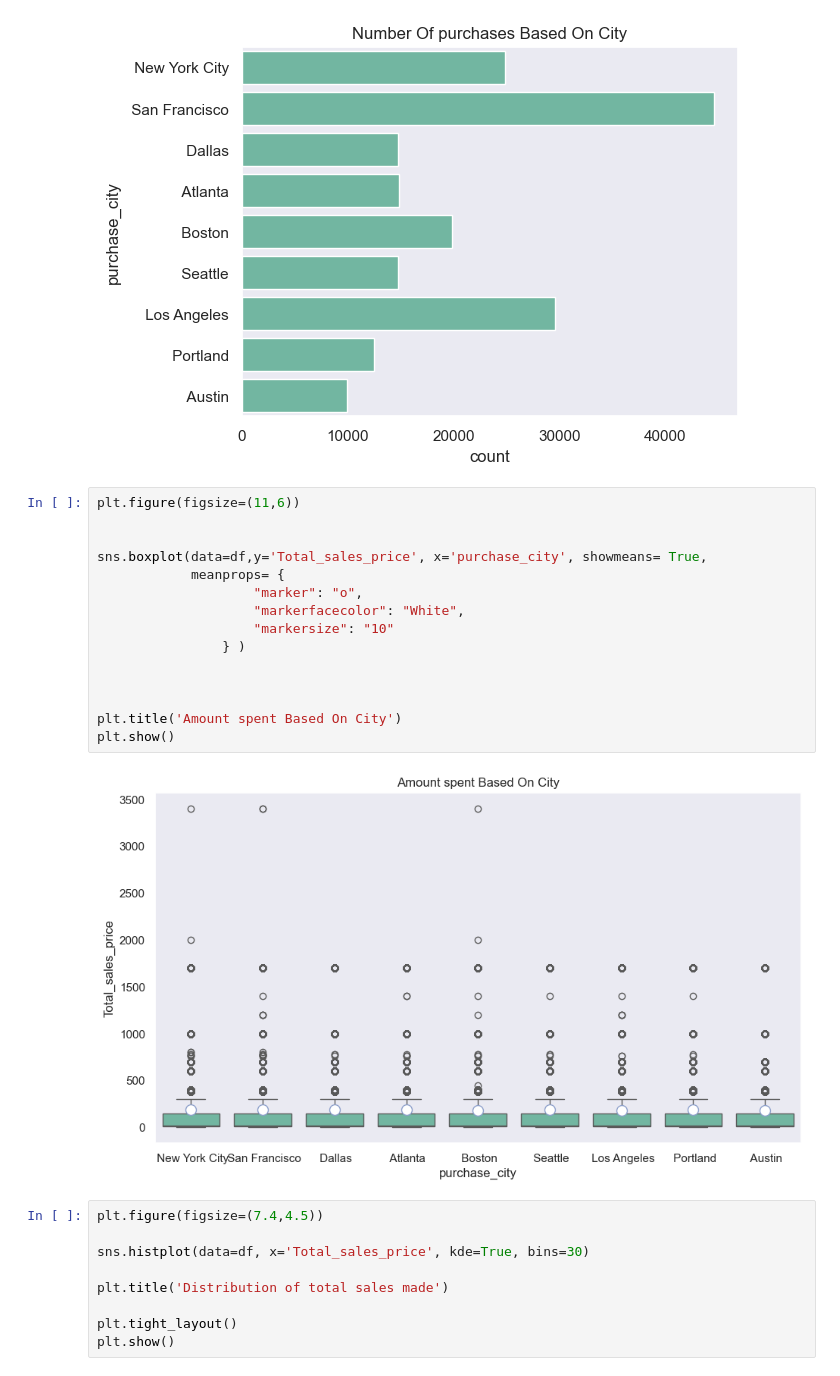
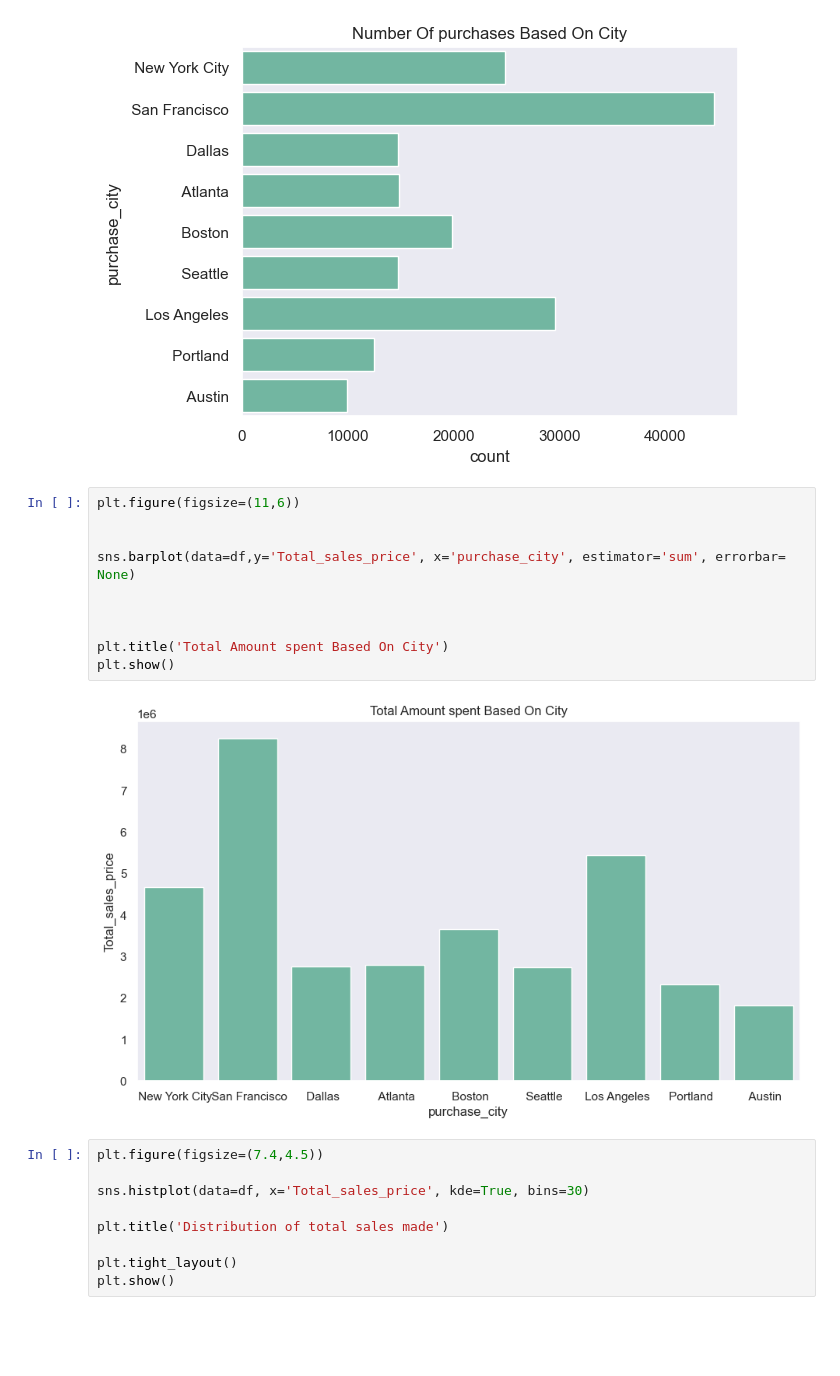
Before and after one commit to steve1-1269/sales-data-analysis, a Jupyter notebook: main.ipynb, the cells around one changed output. Saved outputs shown, nothing was run; the diff lists cells and outputs as text; blank space fills up the shorter version.

```diff
--- a/main.ipynb
+++ b/main.ipynb
@@ -268,20 +268,15 @@ plt.show()
 # %%
 plt.figure(figsize=(11,6))
 
 
-sns.boxplot(data=df,y='Total_sales_price', x='purchase_city', showmeans= True,
-            meanprops= {
-                    "marker": "o",
-                    "markerfacecolor": "White",
-                    "markersize": "10"
-                } )
+sns.barplot(data=df,y='Total_sales_price', x='purchase_city', estimator='sum', errorbar= None)
 
 
 
-plt.title('Amount spent Based On City')
+plt.title('Total Amount spent Based On City')
 plt.show()
 # %% [output]
-[figure, old version]
+[figure, new version]
 # %%
 plt.figure(figsize=(7.4,4.5))
 
```
Also changed, not shown: parts of 5 cells of this notebook.
